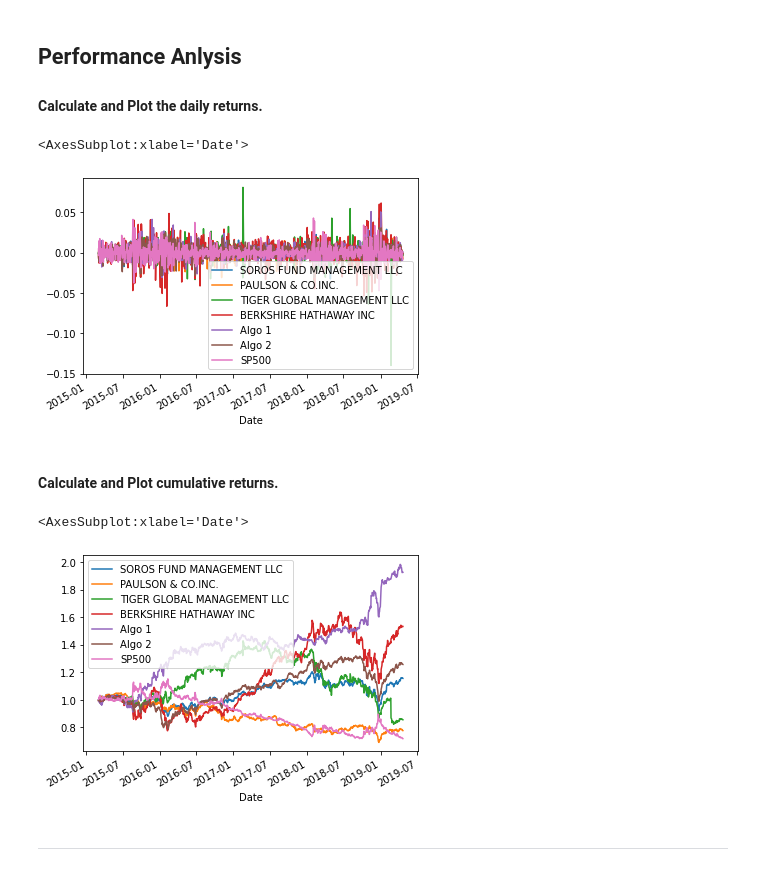
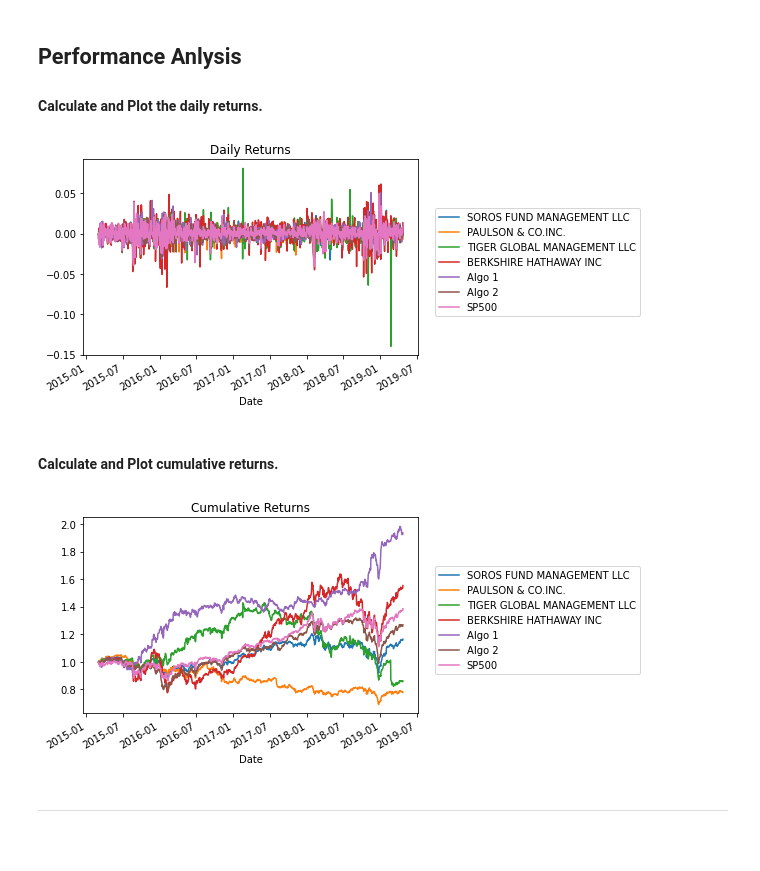
Before and after one commit to al-gladkow/Whale-Analysis, a Jupyter notebook: challenge-files/whale_analysis.ipynb, the cells around one changed output. Cells and saved outputs as stored; diff of their text form; code cells hidden in the pictures; blank space fills up the shorter version.

```diff
--- a/challenge-files/whale_analysis.ipynb
+++ b/challenge-files/whale_analysis.ipynb
@@ -30,6 +32,7 @@ Read the Whale Portfolio daily returns and clean the data
 # %%
 # Reading whale returns
 whale_df = pd.read_csv('./DATA/whale_returns.csv', parse_dates=True, infer_datetime_format=True, index_col='Date')
+whale_df.sort_index(inplace=True)
 whale_df.head()
 # %% [output]
 |  | SOROS FUND MANAGEMENT LLC | PAULSON & CO.INC. | TIGER GLOBAL MANAGEMENT LLC | BERKSHIRE HATHAWAY INC |
@@ -67,6 +70,7 @@ Read the algorithmic daily returns and clean the data
 # %%
 # Reading algorithmic returns
 algo_df = pd.read_csv('./DATA/algo_returns.csv', parse_dates=True, infer_datetime_format=True, index_col='Date')
+algo_df.sort_index(inplace=True)
 algo_df.head()
 # %% [output]
 |  | Algo 1 | Algo 2 |
@@ -102,6 +106,7 @@ Read the S&P 500 historic closing prices and create a new daily returns DataFram
 # %%
 # Reading S&P 500 Closing Prices
 sp500_df = pd.read_csv('./DATA/sp500_history.csv', parse_dates=True, infer_datetime_format=True, index_col='Date')
+sp500_df.sort_index(inplace=True)
 sp500_df.head()
 # %% [output]
 |  | Close |
@@ -183,6 +188,3 @@ sp500_df.head()
-# %%
-# Reverse index order to match the other dataframes
-sp500_df = sp500_df[::-1]
 # %% [markdown]
 ## Combine Whale, Algorithmic, and S&P 500 Returns
 # %%
@@ -210,9 +212,10 @@ In this section, you will calculate and visualize performance and risk metrics f
 # %%
 # Plot daily returns of all portfolios
 combined_df.plot()
+plt.legend(loc=[1.05,0.2])
+plt.title('Daily Returns');
 # %% [output]
-<AxesSubplot:xlabel='Date'>
-[figure, old version]
+[figure, new version]
 # %% [markdown]
 #### Calculate and Plot cumulative returns.
 # %%
@@ -220,9 +223,10 @@ combined_df.plot()
 (1+combined_df).cumprod()
 # Plot cumulative returns
 (1+combined_df).cumprod().plot()
+plt.legend(loc=[1.05,0.2])
+plt.title('Cumulative Returns');
 # %% [output]
-<AxesSubplot:xlabel='Date'>
-[figure, old version]
+[figure, new version]
 # %% [markdown]
 ---
 # %% [markdown]
```
Also changed, not shown: parts of 19 cells of this notebook.
